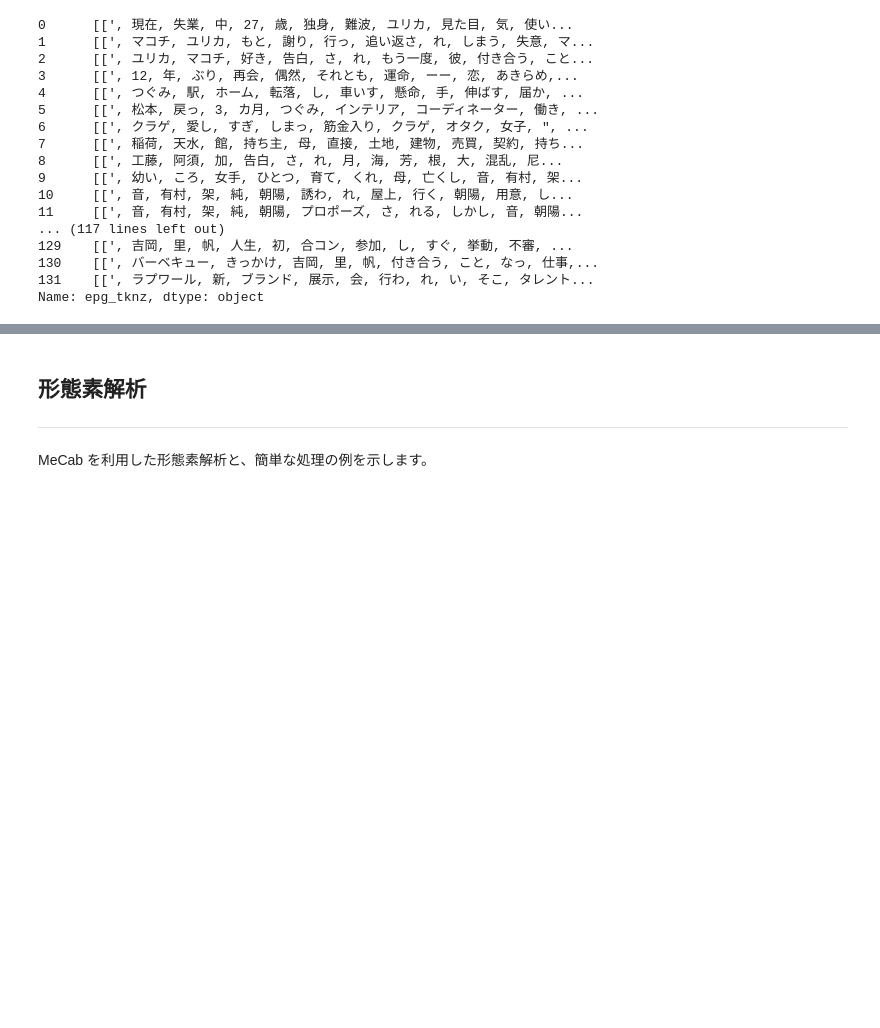
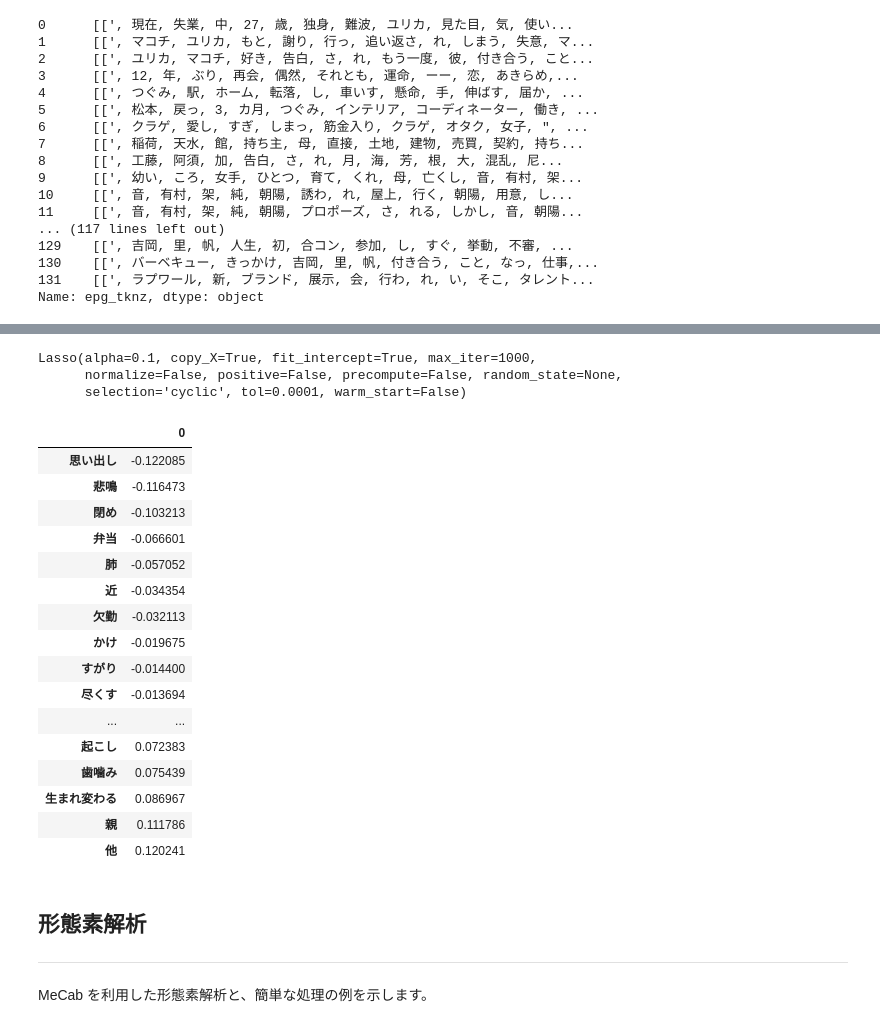
Before and after one commit to c-c-c-c/dm_integration, a Jupyter notebook: myMecab.ipynb, the cells around one changed output, grey strips where cells are left out. Cells and saved outputs as stored; diff of their text form; code cells hidden in the pictures; blank space fills up the shorter version.

```diff
--- a/myMecab.ipynb
+++ b/myMecab.ipynb
@@ -421,0 +410,2 @@ Y = df_stage["win_lose_dummy"]
+# %%
+df_late = df_stage[df_stage["stages"] == "late"]
@@ -507,3 +518,42 @@ result_df[ result_df[0] != 0].sort_values(0)
+# %%
+bow_vectorizer_late = CountVectorizer(token_pattern=r"(?u)\b\w+\b")
+Xl = bow_vectorizer_late.fit_transform(
+    [str(i) for i in df_late["epg_tknz"].values]
+)
+# %%
+Yl = df_late["win_lose_dummy"]
+# %%
+scaler = StandardScaler(with_mean=False)
+clf_l = Lasso(alpha=0.1)
+
+scaler.fit(Xl)
+clf_l.fit(scaler.transform(Xl), Yl)
+# %% [output]
+Lasso(alpha=0.1, copy_X=True, fit_intercept=True, max_iter=1000,
+      normalize=False, positive=False, precompute=False, random_state=None,
+      selection='cyclic', tol=0.0001, warm_start=False)
+# %%
+
+result_df_late = pd.DataFrame(clf_l.coef_.T , index=bow_vectorizer_late.vocabulary_ )
+result_df_late[ result_df_late[0] != 0].sort_values(0)
+# %% [output]
+|  | 0 |
+| 思い出し | -0.122085 |
+| 悲鳴 | -0.116473 |
+| 閉め | -0.103213 |
+| 弁当 | -0.066601 |
+| 肺 | -0.057052 |
+| 近 | -0.034354 |
+| 欠勤 | -0.032113 |
+| かけ | -0.019675 |
+| すがり | -0.014400 |
+| 尽くす | -0.013694 |
+| ... | ... |
+| 起こし | 0.072383 |
+| 歯噛み | 0.075439 |
+| 生まれ変わる | 0.086967 |
+| 親 | 0.111786 |
+| 他 | 0.120241 |
 # %%
 #####################
 #
```
Also changed, not shown: parts of 24 cells of this notebook.
